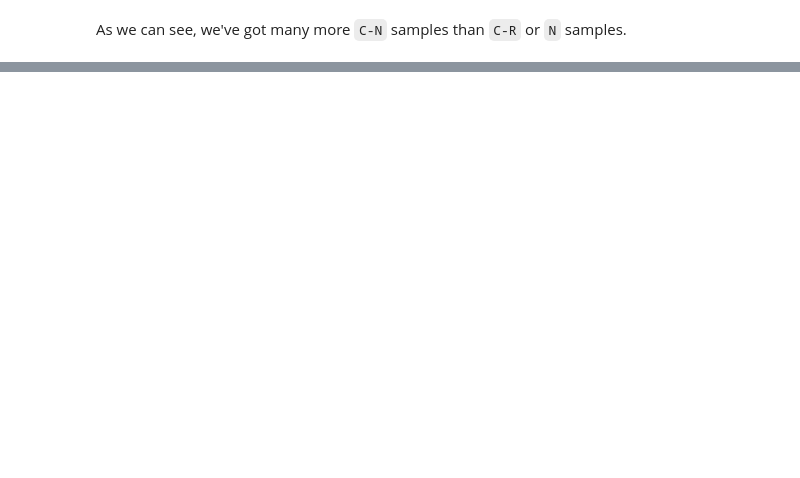
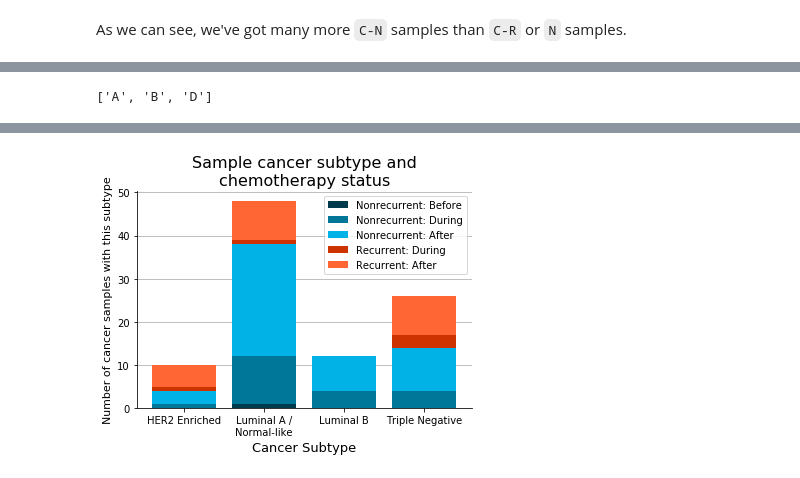
Before and after one commit to fedarko/283-project, a Jupyter notebook: notebooks/02-TrainTestSplit.ipynb, the cells around one changed output, grey strips where cells are left out. Drawn from its saved outputs; the diff is of its cells as text; code cells hidden in the pictures; blank space fills up the shorter version.

```diff
--- a/notebooks/02-TrainTestSplit.ipynb
+++ b/notebooks/02-TrainTestSplit.ipynb
@@ -72,0 +156,76 @@ As we can see, we've got many more `C-N` samples than `C-R` or `N` samples.
+# %%
+# Make sure there aren't any unexpected values
+chemo_status_vals = sorted(cancer_metadata["ChemotherapyStatus"].unique())
+chemo_status_vals
+# %% [output]
+['A', 'B', 'D']
+# %%
+fig, ax = pyplot.subplots(1)
+
+before_layer = None
+
+def plot_df(df, color, label):
+    global before_layer
+    df_cancer_valcts = df["CancerSubtype"].value_counts()
+
+    if before_layer is not None:
+        print("")
+    print(label, "counts\n==========")
+    print(df_cancer_valcts)
+
+    if sum(df_cancer_valcts) == 0:
+        print("Not plotting anything since no samples have this configuration.")
+        return
+
+    y = [df_cancer_valcts[v] if v in df_cancer_valcts else 0 for v in subtype_vals]
+    ax.bar(subtype_vals, y, color=color, label=label, zorder=100, bottom=before_layer)
+    if before_layer is None:
+        before_layer = y
+    else:
+        for i in range(len(before_layer)):
+            before_layer[i] += y[i]
+
+for cancer_metadata_df, labelprefix, basecolor in ((cn, "Nonrecurrent", "#007799"), (cr, "Recurrent", "#cc3300")):
+
+    # We adjust the lightness of the "basecolor" so that the Before/During/After colors for each category
+    # look similar, just with different lightnesses. This is done by converting the colors to HLS, then scaling
+    # the lightness parameter. This solution was based on https://stackoverflow.com/a/49601444 (primarily)
+    # and https://stackoverflow.com/a/60562502 (was useful for selecting lightness scales).
+    hls_basecolor = colorsys.rgb_to_hls(*matplotlib.colors.to_rgb(basecolor))
+
+    for ts, labelsuffix in (("B", "Before"), ("D", "During"), ("A", "After")):
+
+        df = cancer_metadata_df.loc[cancer_metadata_df["ChemotherapyStatus"] == ts]
+
+        if ts == "B":
+            scale = 0.5
+        elif ts == "D":
+            scale = 1
+        else:
+            scale = 1.5
+        color = colorsys.hls_to_rgb(hls_basecolor[0], scale * hls_basecolor[1], hls_basecolor[2])
+        plot_df(df, color, f"{labelprefix}: {labelsuffix}")
+
+val2hrval = {
+    "LuminalA/Normal-like": "Luminal A /\nNormal-like",
+    "TripleNegative": "Triple Negative",
+    "LuminalB": "Luminal B",
+    "HER2Enriched": "HER2 Enriched"
+}
+ax.set_xticklabels(val2hrval[v] for v in subtype_vals)
+ax.set_xlabel("Cancer Subtype", fontsize=13)
+ax.set_ylabel("Number of cancer samples with this subtype", fontsize=11)
+ax.set_title("Sample cancer subtype and\nchemotherapy status", fontsize=16)
+
+ax.legend()
+
+# Draw a horizontal grid, but behind the bars: to do this we use distinct zorders.
+# From https://stackoverflow.com/a/23358722.
+ax.grid(axis="y", zorder=0)
+
+# To make the plot look prettier (?) hide the top and right lines. From https://stackoverflow.com/a/28720127.
+ax.spines['top'].set_visible(False)
+ax.spines['right'].set_visible(False)
+
+fig.savefig("../figs/sample_cancer_subtype_chemo_status_freq.png", bbox_inches="tight")
+# %% [output]
@@ -72,0 +249 @@ As we can see, we've got many more `C-N` samples than `C-R` or `N` samples.
+[figure, added]
```
Also changed, not shown: parts of 14 cells of this notebook, 8 other files.
